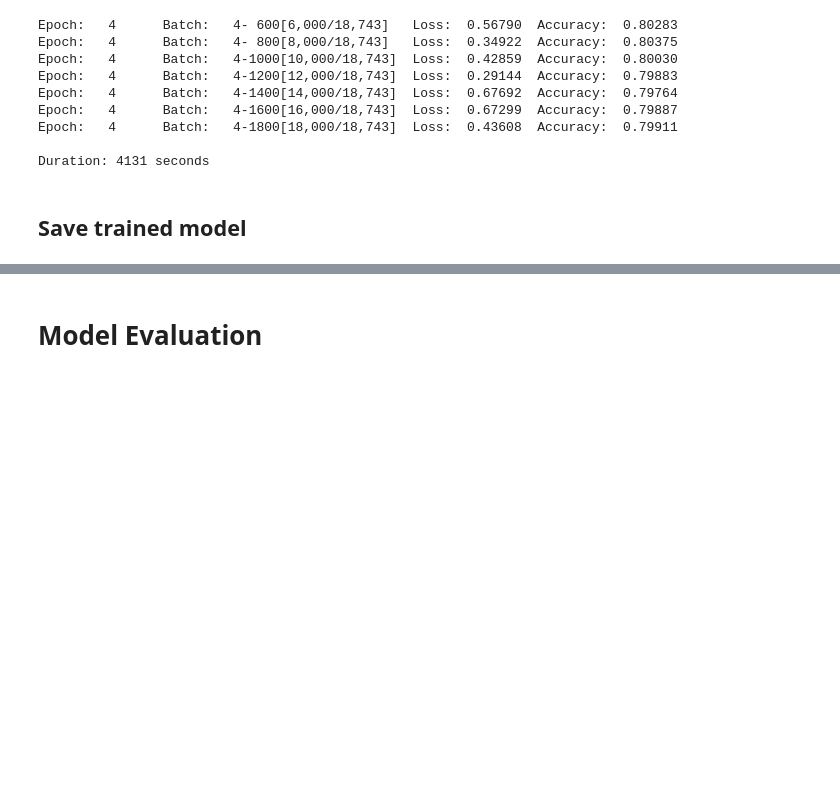
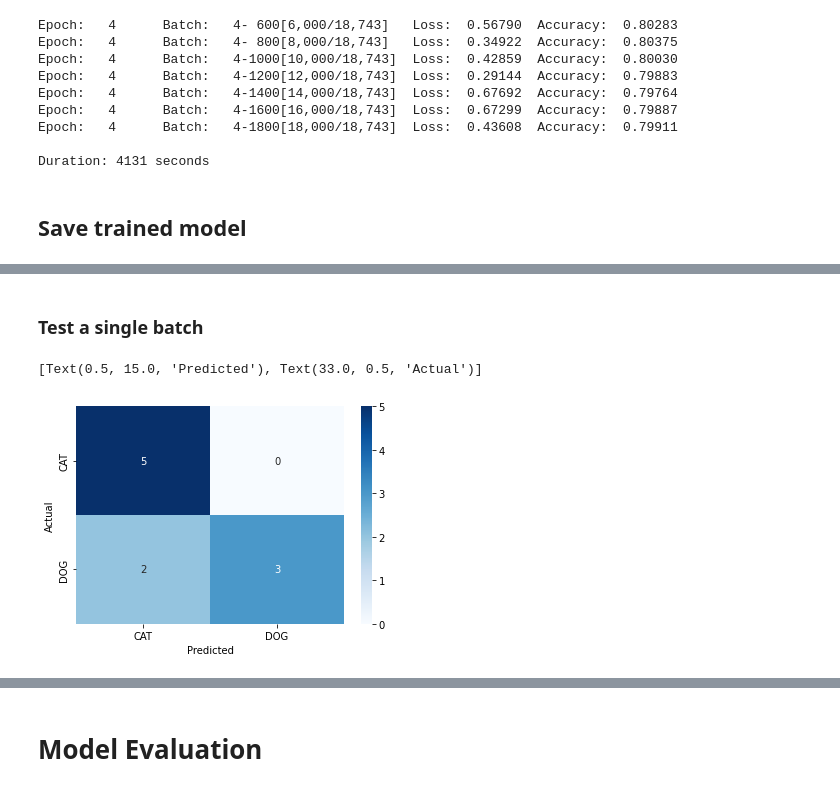
Before and after one commit to alejandrodgb/pytorch-for-dl, a Jupyter notebook: 03-CNN-Convolutional-Neural-Networks/04-CNN-Custom-Data.ipynb, the cells around one changed output, grey strips where cells are left out. Drawn from its saved outputs; the diff is of its cells as text; code cells hidden in the pictures; blank space fills up the shorter version.

Commit message:
Finalise pretrained models section

```diff
--- a/03-CNN-Convolutional-Neural-Networks/04-CNN-Custom-Data.ipynb
+++ b/03-CNN-Convolutional-Neural-Networks/04-CNN-Custom-Data.ipynb
@@ -312,0 +318,3 @@ torch.save(CNNmodel.state_dict(),f'model_files/04-CNN-CustomData-{epochs}e.pt')
+# %%
+CNNmodel.load_state_dict(torch.load('model_files/04-CNN-CustomData-4e.pt'))
+CNNmodel.eval()
@@ -312,0 +329,9 @@ torch.save(CNNmodel.state_dict(),f'model_files/04-CNN-CustomData-{epochs}e.pt')
+# %% [markdown]
+### Test a single batch
+# %%
+for X_test, y_test in test_loader:
+    break
+
+with torch.no_grad():
+    y_val = CNNmodel(X_test)
+    predicted = torch.max(y_val,1)[1]
@@ -312,0 +341,8 @@ torch.save(CNNmodel.state_dict(),f'model_files/04-CNN-CustomData-{epochs}e.pt')
+# %%
+cm = confusion_matrix(y_test, predicted)
+df_cm = pd.DataFrame(cm, test_data.classes,test_data.classes)
+cm_plot = sns.heatmap(df_cm,annot=True,cmap='Blues')
+cm_plot.set(xlabel='Predicted',ylabel='Actual')
+# %% [output]
+[Text(0.5, 15.0, 'Predicted'), Text(33.0, 0.5, 'Actual')]
+[figure, added]
```
Also changed, not shown: parts of 19 cells of this notebook.
